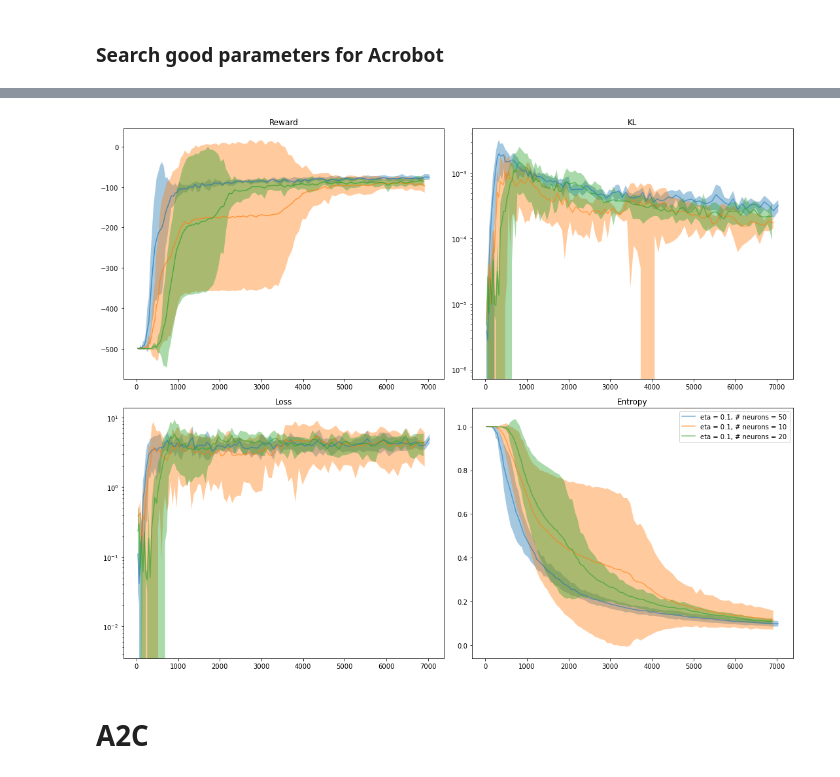
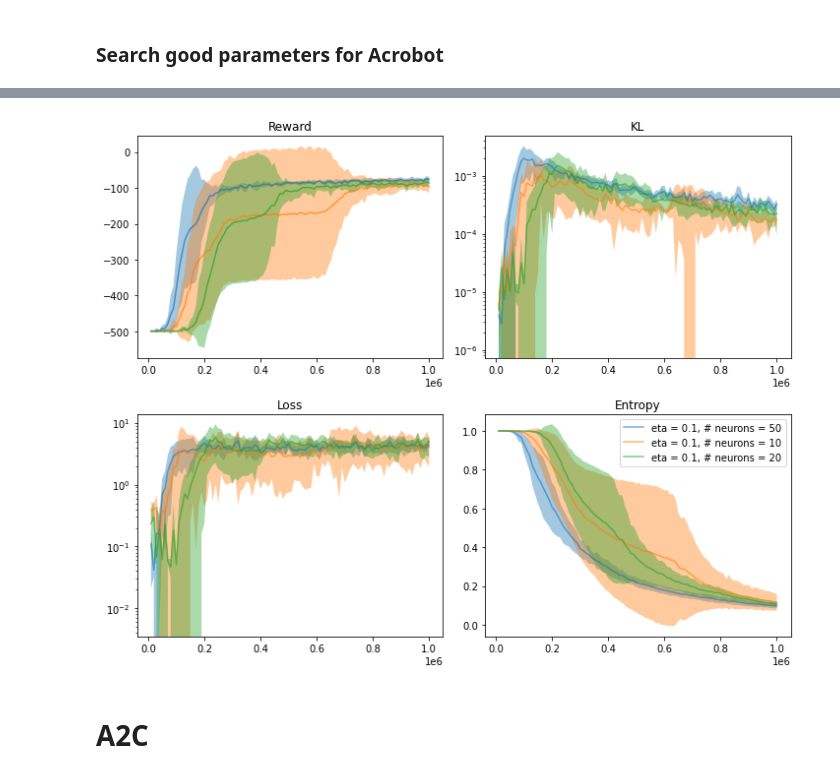
Before and after one commit to riccardodv/MirrorRL, a Jupyter notebook: analyse.ipynb, the cells around one changed output, grey strips where cells are left out. Drawn from its saved outputs; the diff is of its cells as text; code cells hidden in the pictures.

Commit message:
update all graphs and notebook, complexity on x axis

```diff
--- a/analyse.ipynb
+++ b/analyse.ipynb
@@ -132,21 +147,22 @@ def plot_all_av_std_by_pmts(path, limsup = None, time = False):
             _df = _df[_df["time_total_s"]<limsup]
         _df["eta"] = pms["eta"]
         _df["nb_add_neurone_per_iter"] = pms["nb_add_neurone_per_iter"]
+        _df["nb_samp_per_iter"] = pms["nb_samp_per_iter"]
         df = pd.concat([df, _df], ignore_index=True)
 
-    df = df[["nb_add_neurone_per_iter", "eta", 'average_reward', 'q_error_train', "kl", "entropy", "experiment_id", "time_total_s", "time_since_restore", "iterations_since_restore"]]
+    df = df[["nb_add_neurone_per_iter", "nb_samp_per_iter", "eta", 'average_reward', 'q_error_train', "kl", "entropy", "experiment_id", "time_total_s", "time_since_restore", "training_iteration"]]
 
-    fig, axs = plt.subplots(2, 2, figsize=(15,12))
+    fig, axs = plt.subplots(2, 2, figsize=(10,8))
     for nb in df["nb_add_neurone_per_iter"].unique():
         df_sub = df[df["nb_add_neurone_per_iter"]==nb]
-        df_sub = df_sub.pivot_table(index= "iterations_since_restore", aggfunc=[np.mean,  np.std])
+        df_sub = df_sub.pivot_table(index= "training_iteration", aggfunc=[np.mean,  np.std])
         lab = "eta = " + str(pms["eta"])[:4]+ ", " + "# neurons = " + str(nb)
 
 
         if time:
             xfit = df_sub["mean"]["time_total_s"]
         else:
-            xfit = df_sub.index
+            xfit = df_sub.index * df_sub["mean"]["nb_samp_per_iter"]
         yfit = df_sub["mean"]["average_reward"]
         dyfit = df_sub["std"]["average_reward"]
         axs[0, 0].fill_between(xfit, yfit + dyfit, yfit-dyfit, alpha=0.4)
@@ -156,8 +172,7 @@ def plot_all_av_std_by_pmts(path, limsup = None, time = False):
         if time:
             xfit = df_sub["mean"]["time_total_s"]
         else:
-            xfit = df_sub.index
-        xfit = df_sub["mean"]["time_total_s"]
+            xfit = df_sub.index * df_sub["mean"]["nb_samp_per_iter"]
         yfit = df_sub["mean"]["q_error_train"]
         dyfit = df_sub["std"]["q_error_train"]
         axs[1, 0].fill_between(xfit, yfit + dyfit, yfit-dyfit, alpha=0.4)
@@ -168,7 +183,7 @@ def plot_all_av_std_by_pmts(path, limsup = None, time = False):
         if time:
             xfit = df_sub["mean"]["time_total_s"]
         else:
-            xfit = df_sub.index
+            xfit = df_sub.index * df_sub["mean"]["nb_samp_per_iter"]
         yfit = df_sub["mean"]["kl"]
         dyfit = df_sub["std"]["kl"]
         axs[0, 1].fill_between(xfit, yfit + dyfit, yfit-dyfit, alpha=0.4)
@@ -180,7 +195,7 @@ def plot_all_av_std_by_pmts(path, limsup = None, time = False):
         if time:
             xfit = df_sub["mean"]["time_total_s"]
         else:
-            xfit = df_sub.index
+            xfit = df_sub.index * df_sub["mean"]["nb_samp_per_iter"]
         yfit = df_sub["mean"]["entropy"]
         dyfit = df_sub["std"]["entropy"]
         axs[1, 1].fill_between(xfit, yfit + dyfit, yfit-dyfit, alpha=0.4)
@@ -188,14 +203,13 @@ def plot_all_av_std_by_pmts(path, limsup = None, time = False):
         axs[1, 1].set_title("Entropy")
 
         fig.tight_layout()
-        plt.savefig("MirrorRL_"+path.replace("/","_")+"_by_pmts")
         plt.legend()
 # %%
 path = "ray_results/run_2022-05-22_21-51-02/"
-plot_all_av_std_by_pmts(path, limsup = None, time = True)
-plt.savefig("MirrorRL_"+path.replace("/","_")+"_by_pmts")
+plot_all_av_std_by_pmts(path, limsup = None, time = False)
+plt.savefig("./Figures/CaRL_acrobot__"+path.replace("/","_")+".png")
 # %% [output]
-[figure, old version]
+[figure, new version]
 # %% [markdown]
 # A2C
 # %%
```
Also changed, not shown: parts of 18 cells of this notebook, 14 other files.
